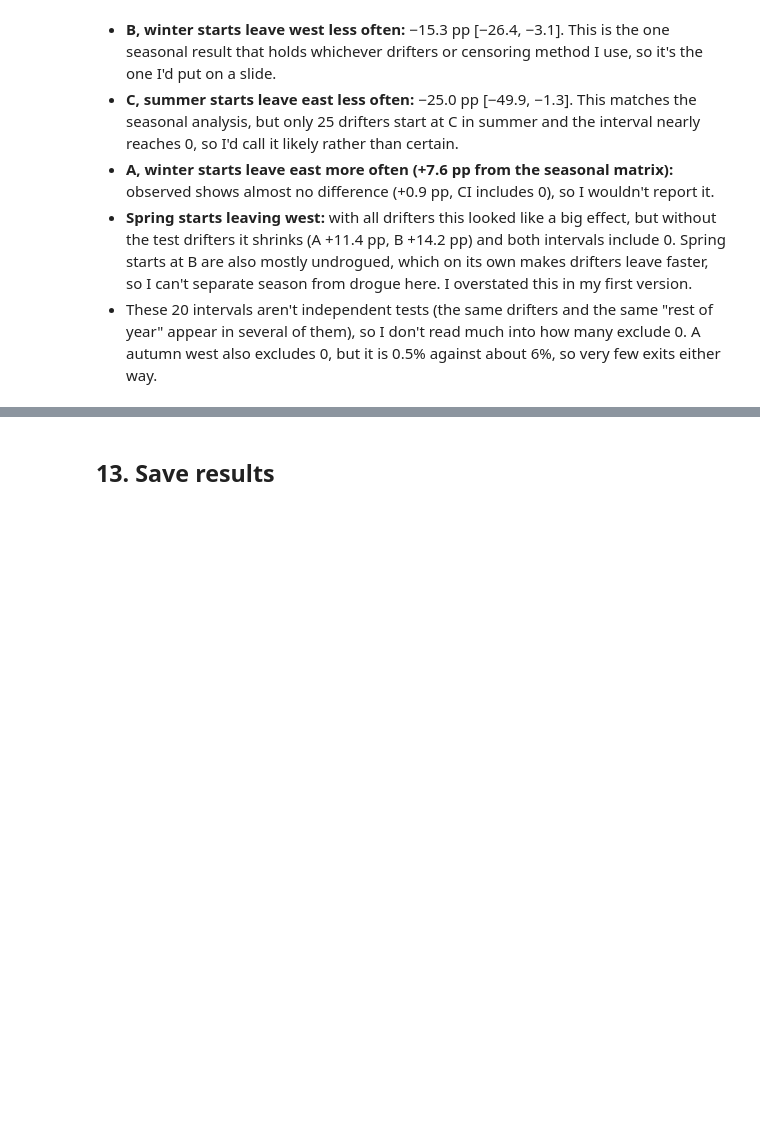
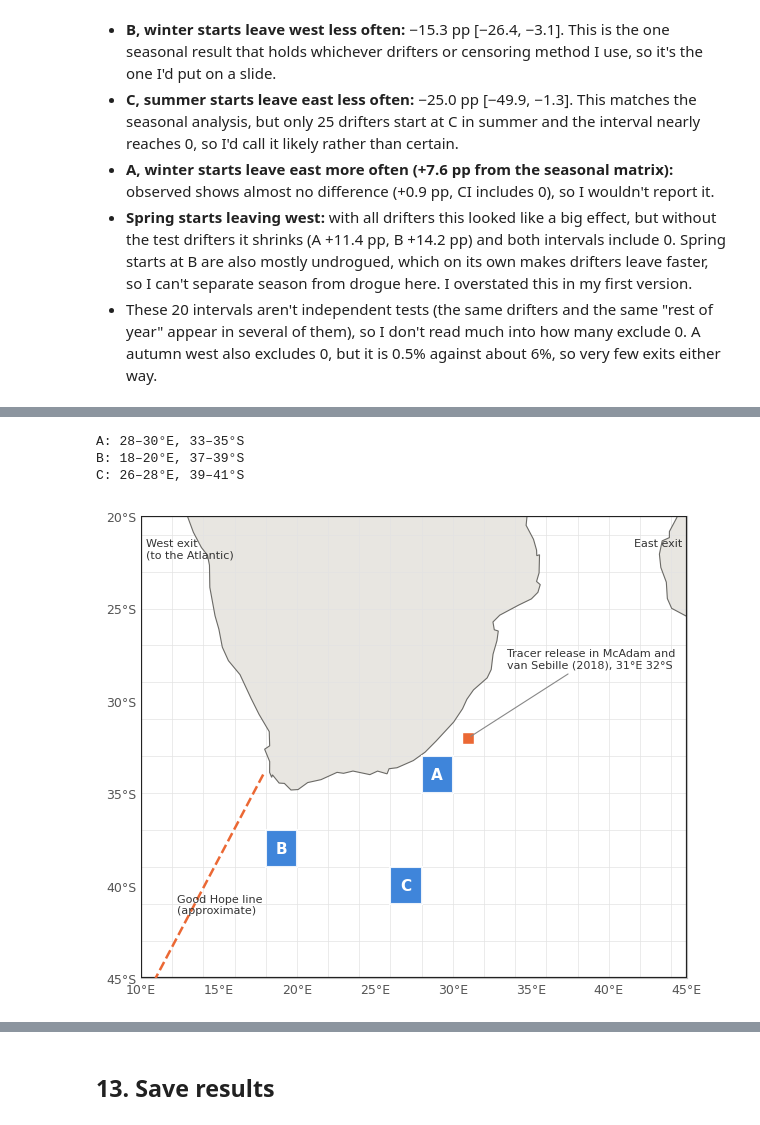
Before and after one commit to vrishinm/2026-Data3001-XIE-G2, a Jupyter notebook: Lucy_temperature_and_handover.ipynb, the cells around one changed output, grey strips where cells are left out. Cells and saved outputs as stored; diff of their text form; code cells hidden in the pictures; blank space fills up the shorter version.

```diff
--- a/Lucy_temperature_and_handover.ipynb
+++ b/Lucy_temperature_and_handover.ipynb
@@ -1540,0 +1662,80 @@ cell side season  drifters  exit_%  minus_rest_pp     boot_ci95  ci_excludes_0
+# %%
+# Figure 2.3 (study region map) and Figure 6.5 (release at B: exits week by week), train + val only, test stays locked
+import matplotlib.pyplot as plt
+from matplotlib.patches import Rectangle
+
+# ---------- Figure 2.3: R, the 2° grid, cells A/B/C and the reference points from McAdam and van Sebille (2018)
+def cell_box(cid, size=GRID):
+    nc = int(np.ceil((east - west) / size))
+    r, c = divmod(cid, nc)
+    return west + c * size, south + r * size
+
+fig, ax = plt.subplots(figsize=(8, 6))
+draw_land(ax)
+for x in np.arange(west, east + 0.1, GRID):
+    ax.plot([x, x], [south, north], color="#e3e3e3", lw=0.5, zorder=1)
+for y in np.arange(south, north + 0.1, GRID):
+    ax.plot([west, east], [y, y], color="#e3e3e3", lw=0.5, zorder=1)
+ax.add_patch(Rectangle((west, south), east - west, north - south, fill=False, ec="#222", lw=1.6, zorder=4))
+for name, cid in cells_abc.items():
+    x0, y0 = cell_box(cid)
+    ax.add_patch(Rectangle((x0, y0), GRID, GRID, fc="#2a78d6", ec="white", lw=1.5, alpha=0.9, zorder=5))
+    ax.text(x0 + GRID / 2, y0 + GRID / 2, name, ha="center", va="center", color="white", fontsize=11, weight="bold", zorder=6)
+    print(f"{name}: {x0}–{x0 + GRID}°E, {-(y0 + GRID)}–{-y0}°S")
+# McAdam and van Sebille (2018) tracer release, 31°E 32°S
+ax.plot(31, -32, marker="s", ms=8, color="#eb6834", mec="white", zorder=6)
+ax.annotate("Tracer release in McAdam and\nvan Sebille (2018), 31°E 32°S", (31, -32), (33.5, -28.2),
+            fontsize=8, color="#333", arrowprops=dict(arrowstyle="-", color="#888", lw=0.8), zorder=6)
+# Good Hope line: straight line between its published end points (Ansorge et al., 2005), clipped to R
+gh_lon, gh_lat = np.array([17 + 50 / 60, -(4 + 10 / 60)]), np.array([-(33 + 59 / 60), -(69 + 5 / 60)])
+f = (south - gh_lat[0]) / (gh_lat[1] - gh_lat[0])
+ax.plot([gh_lon[0], gh_lon[0] + f * (gh_lon[1] - gh_lon[0])], [gh_lat[0], south], ls="--", color="#eb6834", lw=1.8, zorder=6)
+ax.text(12.3, -41.5, "Good Hope line\n(approximate)", fontsize=8, color="#333", zorder=6)
+ax.text(west + 0.3, -21.2, "West exit\n(to the Atlantic)", fontsize=8, color="#333", va="top", zorder=6)
+ax.text(east - 0.3, -21.2, "East exit", fontsize=8, color="#333", ha="right", va="top", zorder=6)
+style_map(ax)
+plt.savefig(f"{OUT}/fig_region_2_3.png", dpi=200, bbox_inches="tight")
+plt.show()
+
+# ---------- Figure 6.5: starts at B, share that has left R by each side, week 1 to 13
+P_tr = matrix_from(pairs7[pairs7.split == "train"])
+iB = cells_abc["B"]
+o = chain_weeks(pairs_tv, iB, 13)
+W = drifter_weights(o.traj.values, 500, np.random.default_rng(65))
+weeks = np.arange(0, 14)
+res = {}
+for s_ in ["west", "east"]:
+    obs = [0.0] + [100 * cum_incidence(o.out.values, o.wk.values, s_, np.ones(len(o)), weeks=k) for k in weeks[1:]]
+    boot = np.array([[0.0] + [100 * cum_incidence(o.out.values, o.wk.values, s_, w, weeks=k) for k in weeks[1:]] for w in W])
+    Pk, mat = np.eye(P_tr.shape[0]), [0.0]
+    for k in weeks[1:]:
+        Pk = Pk @ P_tr
+        mat.append(100 * Pk[iB, EXIT[s_]])
+    res[s_] = (np.array(obs), np.percentile(boot, 2.5, axis=0), np.percentile(boot, 97.5, axis=0), np.array(mat))
+
+fig, axs = plt.subplots(1, 2, figsize=(10, 3.8), sharey=True)
+for ax, s_, ttl in zip(axs, ["west", "east"], ["West exit (to the Atlantic)", "East exit"]):
+    ob, lo, hi, mt = res[s_]
+    ax.fill_between(weeks * 7, lo, hi, color="#2a78d6", alpha=0.18, lw=0)
+    ax.plot(weeks * 7, ob, color="#2a78d6", lw=2, label="Observed paths (censoring-corrected, 95% CI)")
+    ax.plot(weeks * 7, mt, color="#eb6834", lw=2, ls="--", label="Transition matrix (training drifters)")
+    ax.set_title(ttl, loc="left", fontsize=11)
+    ax.set_xlabel("Days since release")
+    ax.set_xticks([0, 28, 56, 91])
+    ax.grid(axis="y", color="#e5e5e5"); ax.spines[["top", "right"]].set_visible(False)
+axs[0].set_ylabel("% of starts at B that have left R")
+h, l = axs[0].get_legend_handles_labels()
+fig.legend(h, l, loc="upper center", ncol=2, frameon=False, bbox_to_anchor=(0.5, 1.06), fontsize=9)
+plt.tight_layout()
+plt.savefig(f"{OUT}/fig_worked_example_6_5.png", dpi=200, bbox_inches="tight")
+plt.show()
+print(f"B starts {len(o)}, drifters {o.traj.nunique()}, censored {100 * (o.out == 'censored').mean():.0f}%")
+for s_ in ["west", "east"]:
+    ob, lo, hi, mt = res[s_]
+    for k in (4, 8, 13):
+        print(f"{s_} day {7 * k}: observed {ob[k]:.1f} [{lo[k]:.1f}, {hi[k]:.1f}], matrix {mt[k]:.1f}")
+# %% [output]
+A: 28–30°E, 33–35°S
+B: 18–20°E, 37–39°S
+C: 26–28°E, 39–41°S
+[figure, added]
```
Also changed, not shown: parts of 12 cells of this notebook.
